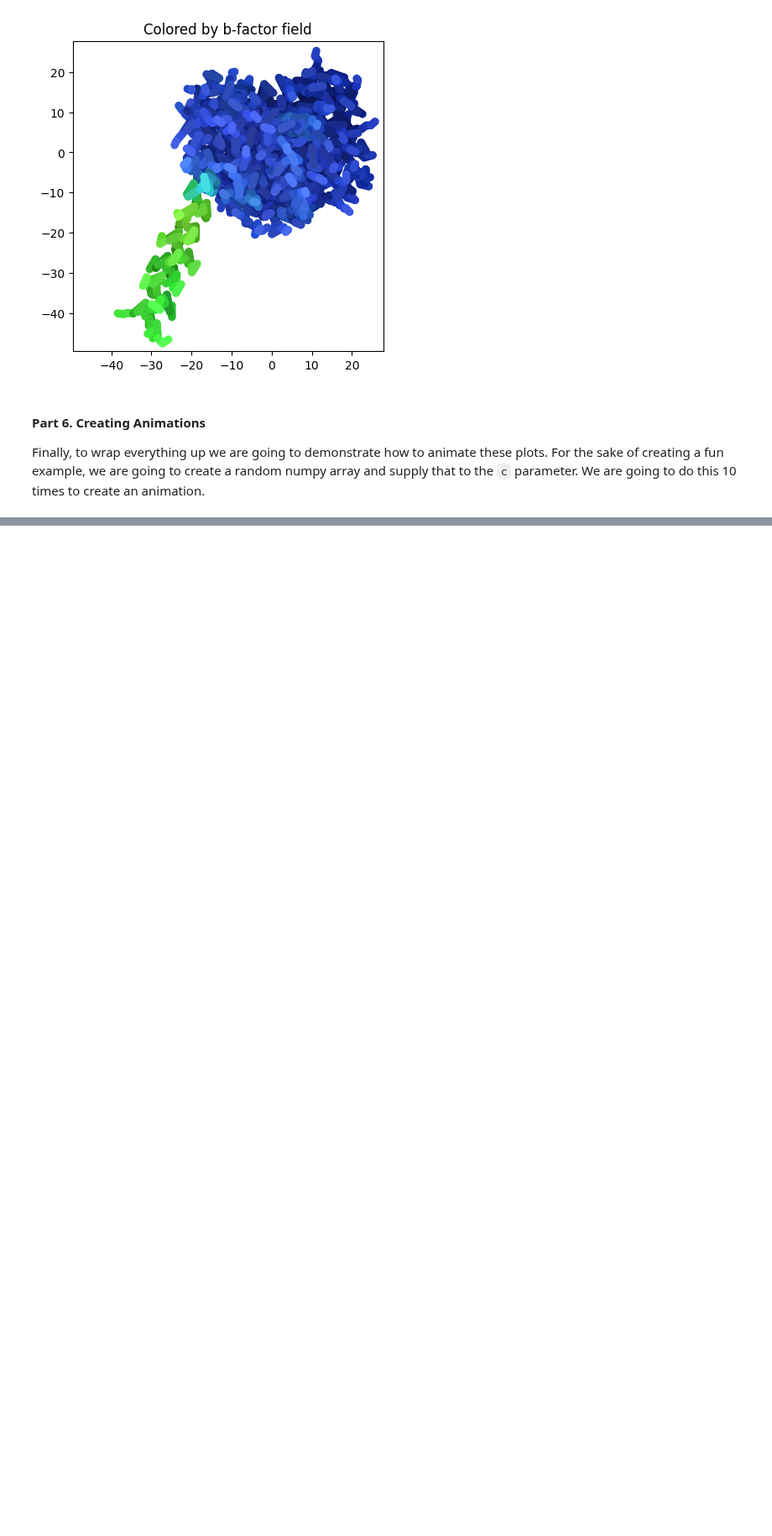
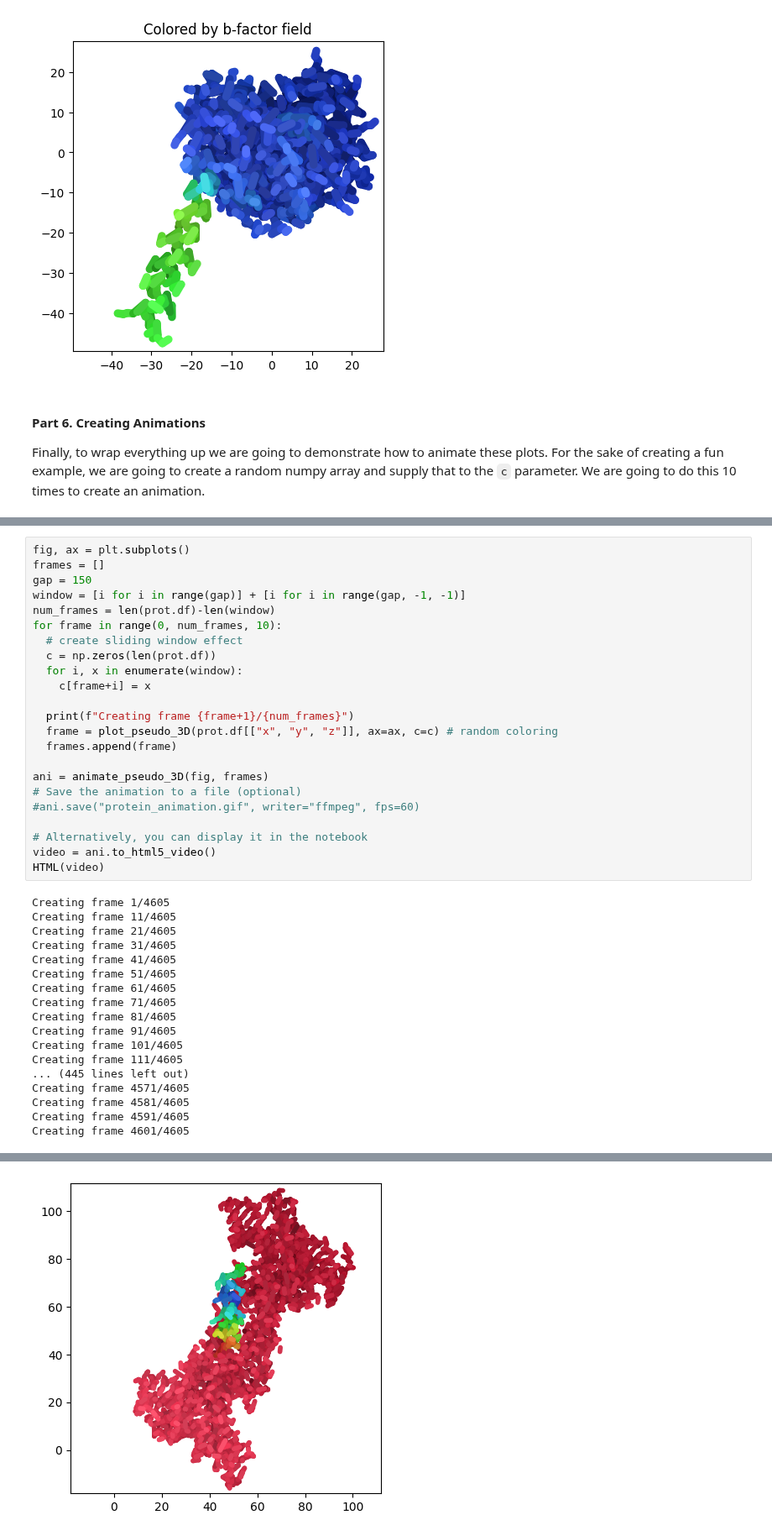
Before and after one commit to NeurosnapInc/neurosnap, a Jupyter notebook: example_notebooks/plots_and_animations.ipynb, the cells around one changed output, grey strips where cells are left out. Shown at 84% size. Saved outputs shown, nothing was run; the diff lists cells and outputs as text; blank space fills up the shorter version.

Commit message:
added new animation

```diff
--- a/example_notebooks/plots_and_animations.ipynb
+++ b/example_notebooks/plots_and_animations.ipynb
@@ -185,0 +189,41 @@ Creating frame 20/20
+# %%
+fig, ax = plt.subplots()
+frames = []
+gap = 150
+window = [i for i in range(gap)] + [i for i in range(gap, -1, -1)]
+num_frames = len(prot.df)-len(window)
+for frame in range(0, num_frames, 10):
+  # create sliding window effect
+  c = np.zeros(len(prot.df))
+  for i, x in enumerate(window):
+    c[frame+i] = x
+
+  print(f"Creating frame {frame+1}/{num_frames}")
+  frame = plot_pseudo_3D(prot.df[["x", "y", "z"]], ax=ax, c=c) # random coloring
+  frames.append(frame)
+
+ani = animate_pseudo_3D(fig, frames)
+# Save the animation to a file (optional)
+#ani.save("protein_animation.gif", writer="ffmpeg", fps=60)
+
+# Alternatively, you can display it in the notebook
+video = ani.to_html5_video()
+HTML(video)
+# %% [output]
+Creating frame 1/4605
+Creating frame 11/4605
+Creating frame 21/4605
+Creating frame 31/4605
+Creating frame 41/4605
+Creating frame 51/4605
+Creating frame 61/4605
+Creating frame 71/4605
+Creating frame 81/4605
+Creating frame 91/4605
+Creating frame 101/4605
+Creating frame 111/4605
+... (445 lines left out)
+Creating frame 4571/4605
+Creating frame 4581/4605
+Creating frame 4591/4605
+Creating frame 4601/4605
@@ -185,0 +231 @@ Creating frame 20/20
+[figure, added]
```
Also changed, not shown: parts of 5 cells of this notebook, 1 other file.
